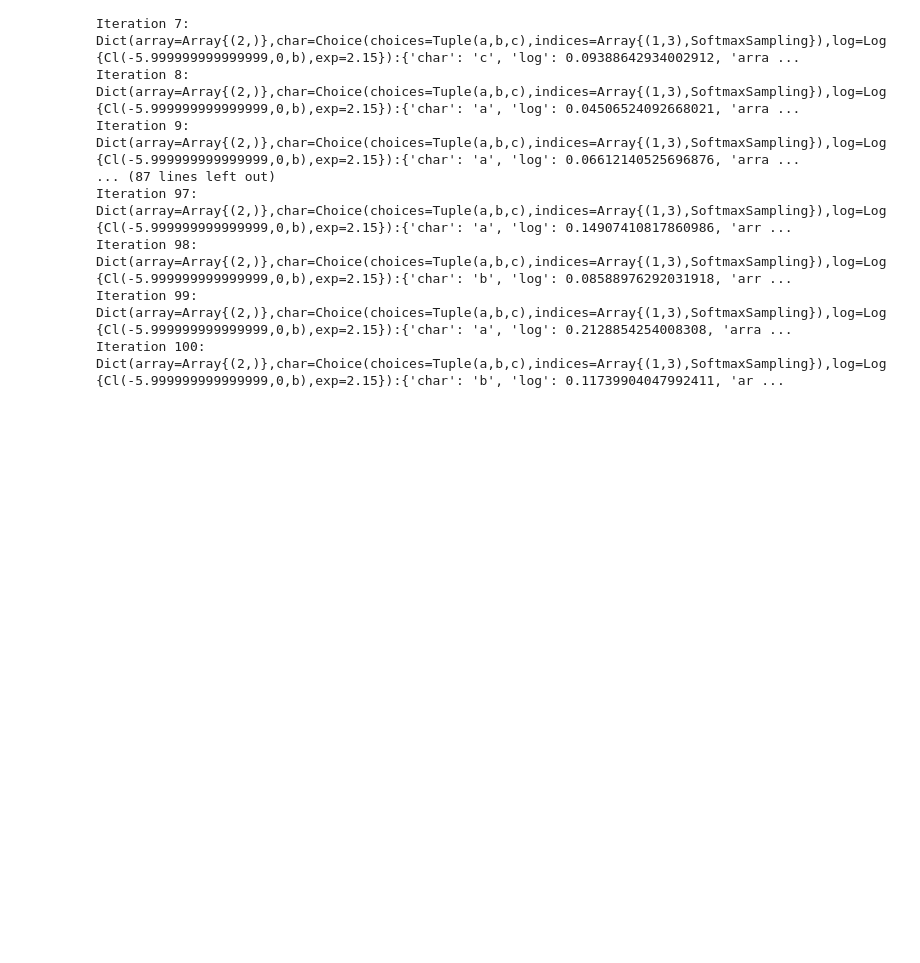
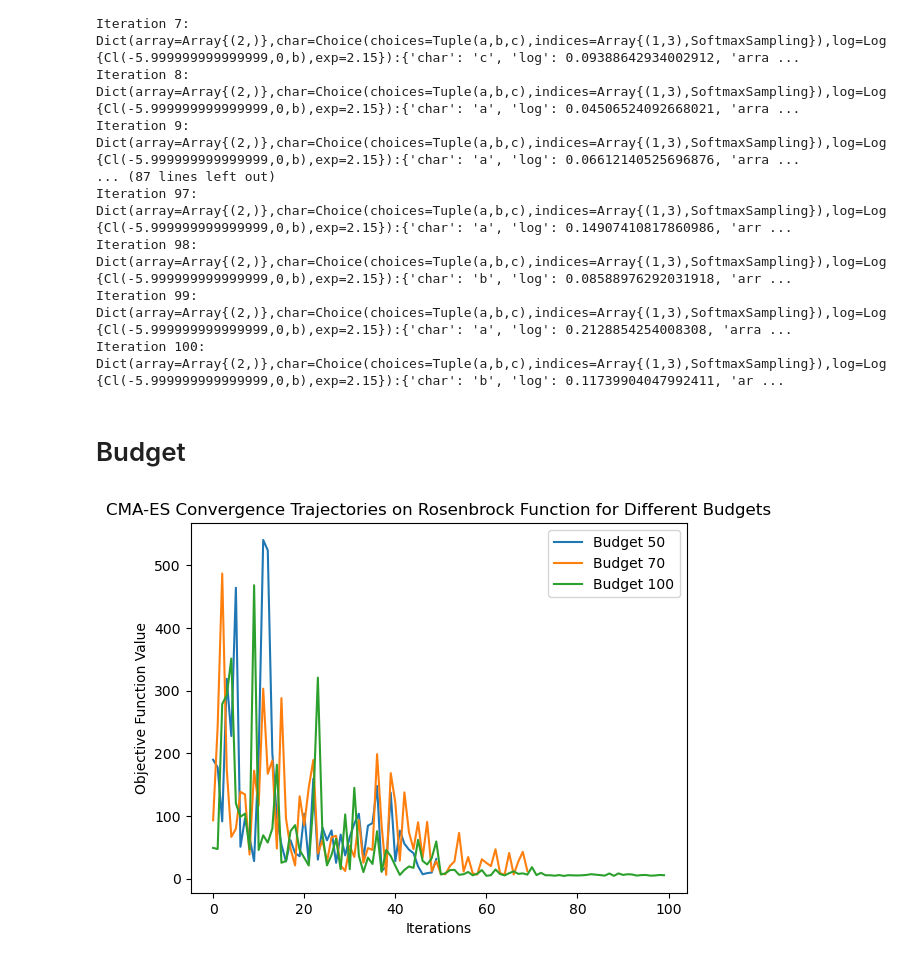
Before and after one commit to shuawoo/CMA-ES-in-Nevergrad, a Jupyter notebook: parametrization.ipynb, the cells around one changed output. Drawn from its saved outputs; the diff is of its cells as text; code cells hidden in the pictures; blank space fills up the shorter version.

Commit message:
parametrization_budget
add code for budget

```diff
--- a/parametrization.ipynb
+++ b/parametrization.ipynb
@@ -163,3 +165,43 @@ Iteration 97: Dict(array=Array{(2,)},char=Choice(choices=Tuple(a,b,c),indices=Ar
 Iteration 98: Dict(array=Array{(2,)},char=Choice(choices=Tuple(a,b,c),indices=Array{(1,3),SoftmaxSampling}),log=Log{Cl(-5.999999999999999,0,b),exp=2.15}):{'char': 'b', 'log': 0.08588976292031918, 'arr ...
 Iteration 99: Dict(array=Array{(2,)},char=Choice(choices=Tuple(a,b,c),indices=Array{(1,3),SoftmaxSampling}),log=Log{Cl(-5.999999999999999,0,b),exp=2.15}):{'char': 'a', 'log': 0.2128854254008308, 'arra ...
 Iteration 100: Dict(array=Array{(2,)},char=Choice(choices=Tuple(a,b,c),indices=Array{(1,3),SoftmaxSampling}),log=Log{Cl(-5.999999999999999,0,b),exp=2.15}):{'char': 'b', 'log': 0.11739904047992411, 'ar ...
+# %% [markdown]
+# Budget
+# %%
+import nevergrad as ng
+import matplotlib.pyplot as plt
+
+# Objective function (example: Rosenbrock function)
+def objective_function(x):
+    return sum(100.0 * (x[1:] - x[:-1]**2)**2 + (1 - x[:-1])**2)
+
+# Record the trajectories
+trajectories = []
+
+# For each budget, create a separate list
+for budget in [50, 70, 100]:
+    optimizer = ng.optimizers.CMA(parametrization=5, budget=budget, num_workers=1)
+
+    # List to store the trajectory for the current budget
+    budget_trajectory = []
+
+    for ite in range(optimizer.budget):
+        recommendation = optimizer.ask()
+        value = objective_function(recommendation.value)
+        optimizer.tell(recommendation, value)
+        budget_trajectory.append(value)
+
+    # Append the budget_trajectory to the trajectories list
+    trajectories.append((budget, budget_trajectory))
+
+# Plot convergence trajectories for different budgets
+for budget, trajectory in trajectories:
+    plt.plot(trajectory, label=f'Budget {budget}')
+
+plt.xlabel('Iterations')
+plt.ylabel('Objective Function Value')
+plt.legend()
+plt.title('CMA-ES Convergence Trajectories on Rosenbrock Function for Different Budgets')
+plt.show()
+# %% [output]
+[figure, added]
```
Also changed, not shown: parts of 4 cells of this notebook.
